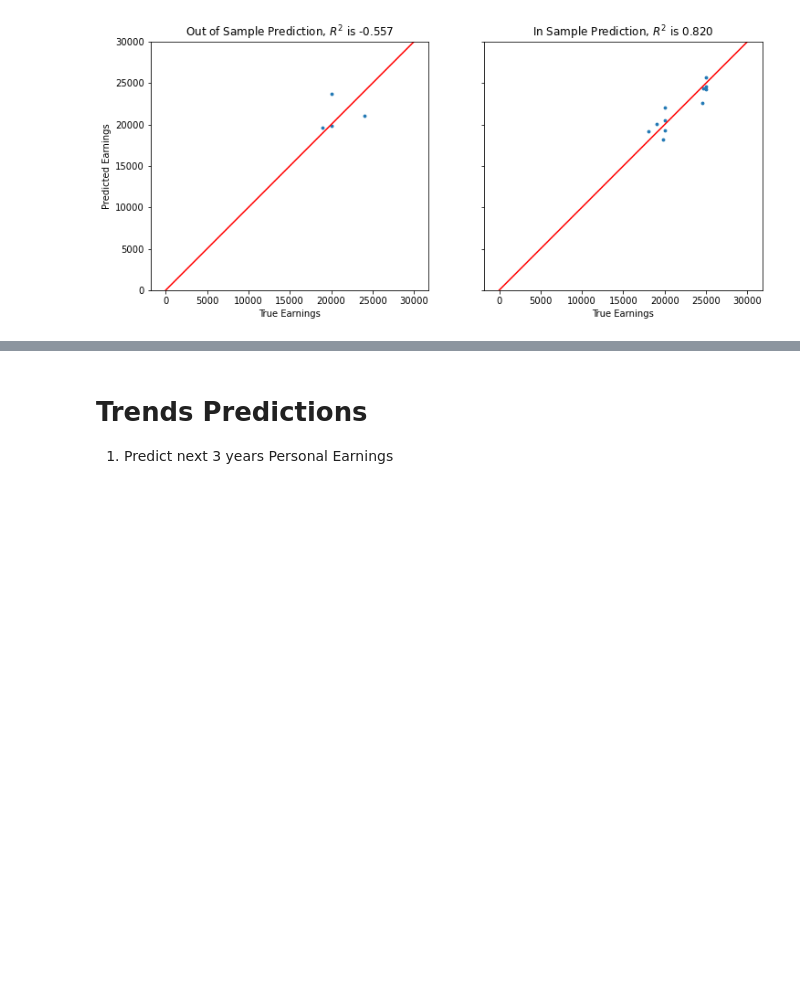
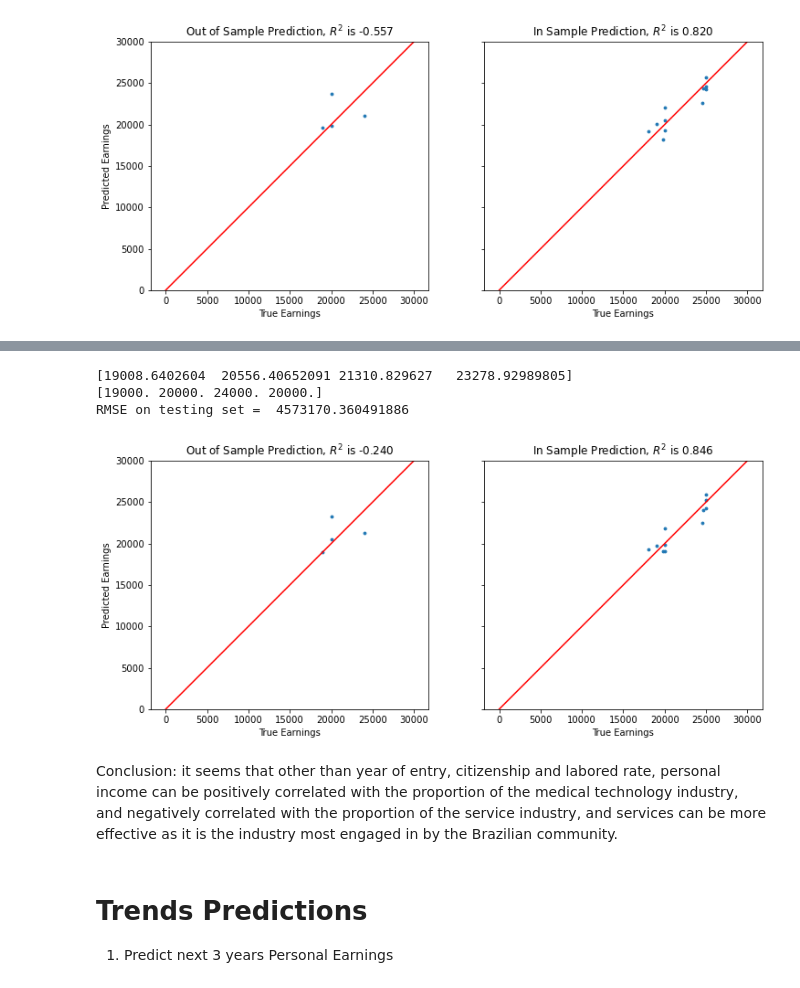
Before and after one commit to BU-Spark/ds-boston-bpda-br-census, a Jupyter notebook: Preprocessing_Qingyang/PredictionModel.ipynb, the cells around one changed output, grey strips where cells are left out. Cells and saved outputs as stored; diff of their text form; code cells hidden in the pictures; blank space fills up the shorter version.

```diff
--- a/Preprocessing_Qingyang/PredictionModel.ipynb
+++ b/Preprocessing_Qingyang/PredictionModel.ipynb
@@ -443,0 +601,18 @@ These features are correlated to Median Personal Income.
+# %%
+from sklearn import preprocessing
+min_max_scaler = preprocessing.MinMaxScaler()
+standard_scaler = preprocessing.StandardScaler()
+X2 = standard_scaler.fit_transform(X)
+import statsmodels.api as sm
+X_intercept = sm.add_constant(X2)
+from sklearn.model_selection import train_test_split
+X_train, X_test, y_train, y_test = train_test_split(
+        X_intercept,
+        y,
+        test_size=4,
+        random_state=0
+    )
+
+model = sm.OLS(y_train, X_train)
+results = model.fit()
+print(results.summary())
@@ -444,3 +637,43 @@ These features are correlated to Median Personal Income.
+# %%
+ypred = results.predict(X_test)
+from sklearn.metrics import mean_squared_error, confusion_matrix
+print(ypred)
+print(y_test)
+print("RMSE on testing set = ", mean_squared_error(y_test, ypred))
+# %% [output]
+[19008.6402604  20556.40652091 21310.829627   23278.92989805]
+[19000. 20000. 24000. 20000.]
+RMSE on testing set =  4573170.360491886
+# %%
+import matplotlib.pyplot as plt
+%matplotlib inline
+from sklearn.metrics import r2_score
+
+fig, (ax1, ax2) = plt.subplots(1,2,sharey = 'row', figsize=(12, 5))
+y_oos_predict = results.predict(X_test)
+r2_test = r2_score(y_test, y_oos_predict)
+ax1.scatter(y_test, y_oos_predict, s = 8)
+ax1.set_xlabel('True Earnings')
+ax1.set_ylabel('Predicted Earnings')
+ax1.plot([0,30000], [0,30000], 'r-')
+ax1.axis('equal')
+ax1.set_ylim([0, 30000])
+ax1.set_xlim([0, 30000])
+ax1.set_title(f'Out of Sample Prediction, $R^2$ is {r2_test:0.3f}')
+#
+y_is_predict = results.predict(X_train)
+ax2.scatter(y_train, y_is_predict, s = 8)
+r2_train = r2_score(y_train, y_is_predict)
+ax2.set_xlabel('True Earnings')
+ax2.plot([0,30000],[0,30000],'r-')
+ax2.axis('equal')
+ax2.set_ylim([0,30000])
+ax2.set_xlim([0,30000])
+ax2.set_title(f'In Sample Prediction, $R^2$ is {r2_train:0.3f}');
+# %% [output]
+[figure, added]
+# %% [markdown]
+Conclusion: it seems that other than year of entry, citizenship and labored rate, personal income can be positively correlated with the proportion of the medical technology industry, and negatively correlated with the proportion of the service industry, and services can be more effective as it is the industry most engaged in by the Brazilian community.
 # %% [markdown]
 # Trends Predictions
 
```
Also changed, not shown: parts of 29 cells of this notebook.
